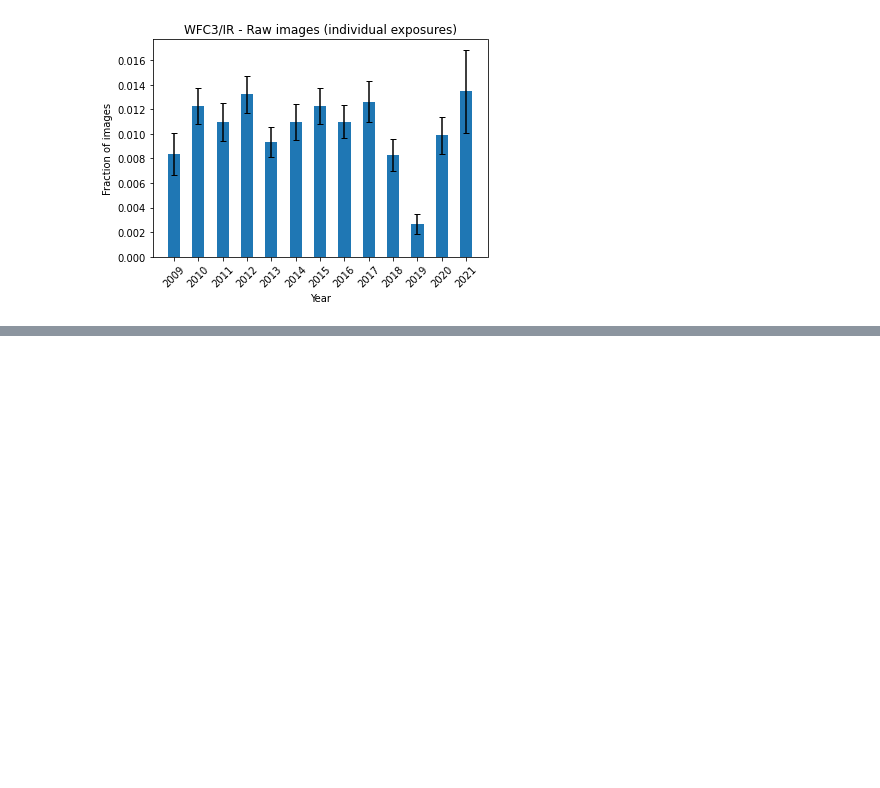
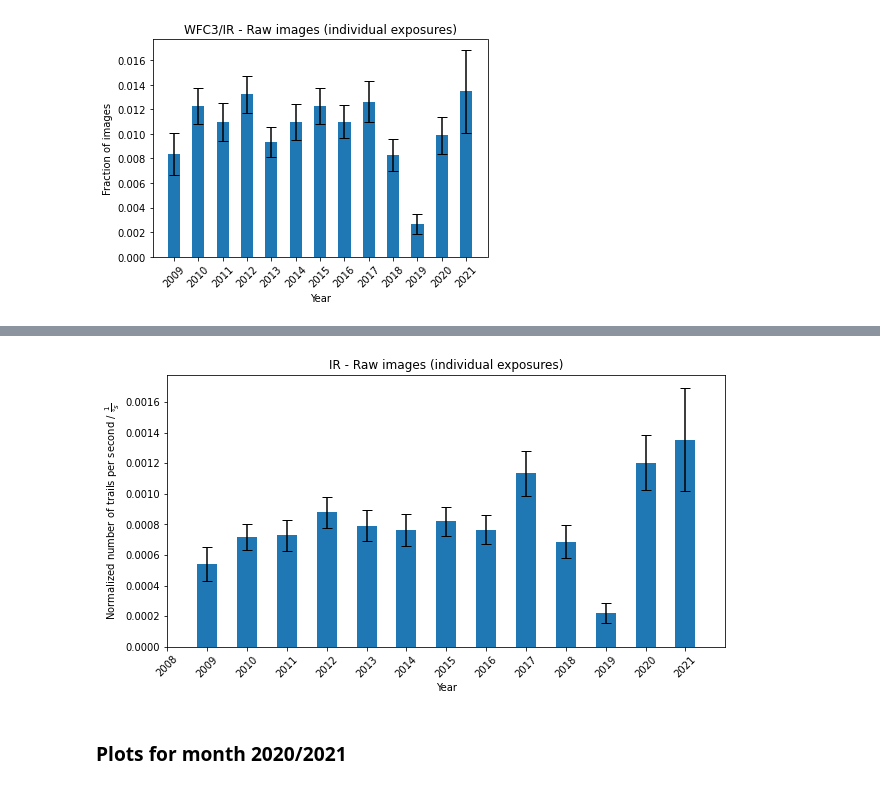
Before and after one commit to baussel/Satellite_Detection, a Jupyter notebook: Processing_and_Analysis.ipynb, the cells around one changed output, grey strips where cells are left out. Saved outputs shown, nothing was run; the diff lists cells and outputs as text; code cells hidden in the pictures; blank space fills up the shorter version.

```diff
--- a/Processing_and_Analysis.ipynb
+++ b/Processing_and_Analysis.ipynb
@@ -436,0 +548,26 @@ plt.savefig("/content/drive/MyDrive/ESA/Results/processed/plots/IR_fraction_year
+# %%
+#Sum of exposure time
+hist_IR_exp = np.histogram(data_IR["start_time_mjd"],bins=bins_mjd,weights=data_IR["exposure_duration"])
+
+#Number of trails per second
+trails_per_second_IR = hist_sats_IR[0]/hist_IR_exp[0]
+
+#Mean FOV size in degrees (for images with satellites)
+fov_sats_IR = np.histogram(data_sats_IR["start_time_mjd"],bins=bins_mjd,weights=data_sats_IR["fov_size"])[0]/(hist_sats_IR[0]*np.sqrt(2))
+
+#Divide by FOV size
+norm_sats_IR = trails_per_second_IR/fov_sats_IR
+u_norm_sats_IR = np.sqrt(hist_sats_IR[0])/(hist_IR_exp[0]*fov_sats_IR)
+
+plt.figure(figsize=(10,5))
+plt.title("IR - Raw images (individual exposures)")
+plt.bar(years,norm_sats_IR, width=0.5,yerr=u_norm_sats_IR,capsize=5)
+plt.xlabel("Year")
+plt.ylabel("Normalized number of trails per second / $\\frac{1}{° s}$")
+plt.xticks(years,rotation=45)
+plt.xlim(2008,2022)
+plt.savefig("/content/drive/MyDrive/ESA/Results/processed/plots/IR_fraction_years_norm.png",dpi=100)
+# %% [output]
+[figure, added]
+# %% [markdown]
+### Plots for month 2020/2021
```
Also changed, not shown: parts of 49 cells of this notebook.
